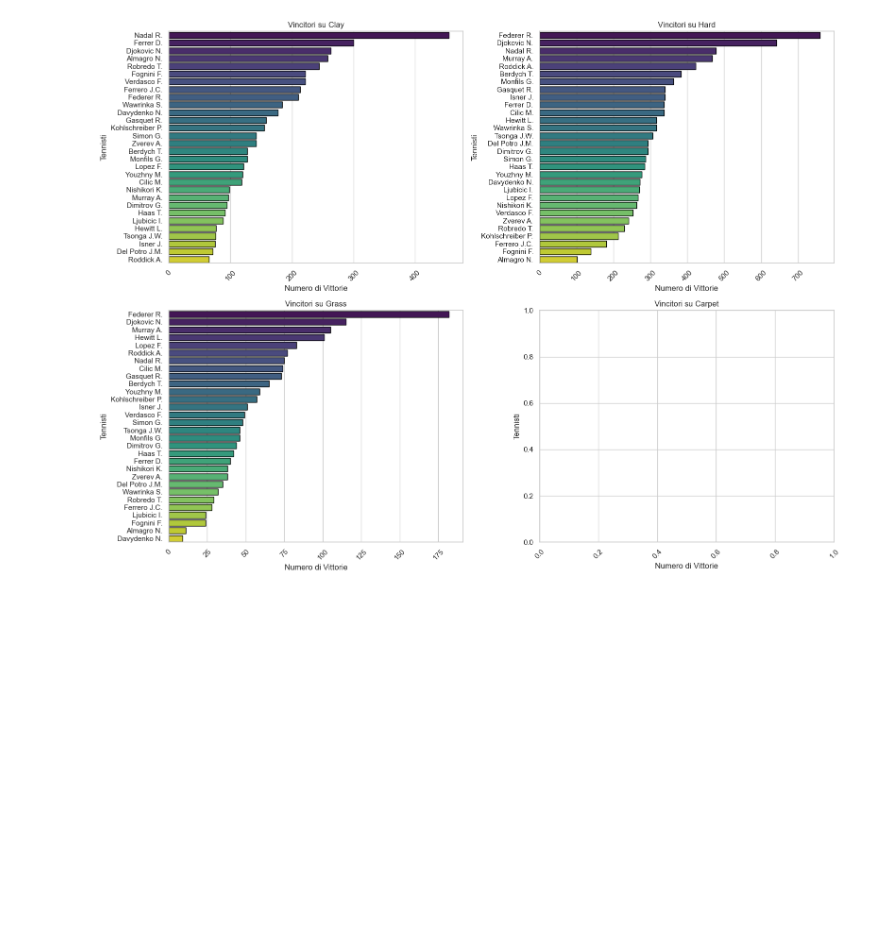
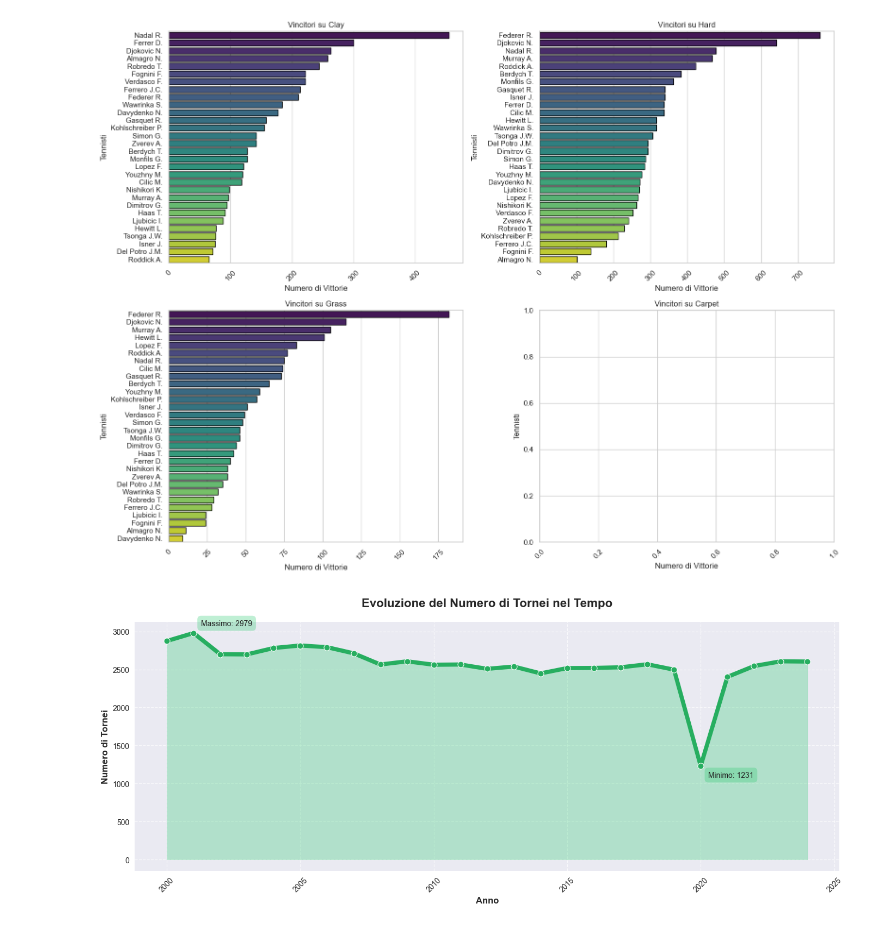
Before and after one commit to enricopierga/DataScience_2024-2025_Projects, a Jupyter notebook: notebook.ipynb, the cells around one changed output. Cells and saved outputs as stored; diff of their text form; code cells hidden in the pictures; blank space fills up the shorter version.

```diff
--- a/notebook.ipynb
+++ b/notebook.ipynb
@@ -286,3 +286,55 @@ Passing `palette` without assigning `hue` is deprecated and will be removed in v
 
   sns.barplot(x=grass_winners.values, y=grass_winners.index, palette='viridis', edgecolor='black')
 [figure]
+# %%
+# Estrai l'anno dalla colonna 'Date'
+df['Anno'] = pd.to_datetime(df['Date']).dt.year
+
+# Conta il numero di tornei per anno
+tornei_per_anno = df.groupby('Anno').size()
+
+# Crea il grafico con uno stile più accattivante
+plt.style.use('seaborn')
+plt.figure(figsize=(14, 6))
+
+# Plot principale con area ombreggiata
+plt.fill_between(tornei_per_anno.index, tornei_per_anno.values, alpha=0.3, color='#2ecc71')
+sns.lineplot(x=tornei_per_anno.index, y=tornei_per_anno.values,
+            marker='o', color='#27ae60', linewidth=5.5,
+            markersize=8)
+
+# Personalizzazione del grafico
+plt.title('Evoluzione del Numero di Tornei nel Tempo', pad=20, fontsize=16, fontweight='bold')
+plt.xlabel('Anno', fontsize=12, fontweight='bold')
+plt.ylabel('Numero di Tornei', fontsize=12, fontweight='bold')
+
+# Griglia e bordi
+plt.grid(True, linestyle='--', alpha=0.7)
+plt.gca().spines['top'].set_visible(False)
+plt.gca().spines['right'].set_visible(False)
+
+# Rotazione delle etichette sull'asse x
+plt.xticks(rotation=45)
+
+# Aggiunta di annotazioni per i valori massimi e minimi
+max_year = tornei_per_anno.idxmax()
+max_value = tornei_per_anno.max()
+min_year = tornei_per_anno.idxmin()
+min_value = tornei_per_anno.min()
+
+plt.annotate(f'Massimo: {max_value}',
+            xy=(max_year, max_value), xytext=(10, 10),
+            textcoords='offset points', ha='left',
+            bbox=dict(boxstyle='round,pad=0.5', fc='#2ecc71', alpha=0.3),
+            fontsize=10)
+
+plt.annotate(f'Minimo: {min_value}',
+            xy=(min_year, min_value), xytext=(10, -15),
+            textcoords='offset points', ha='left',
+            bbox=dict(boxstyle='round,pad=0.5', fc='#2ecc71', alpha=0.3),
+            fontsize=10)
+
+plt.tight_layout()
+plt.show()
+# %% [output]
+[figure, added]
```
Also changed, not shown: parts of 12 cells of this notebook, 1 other file.
